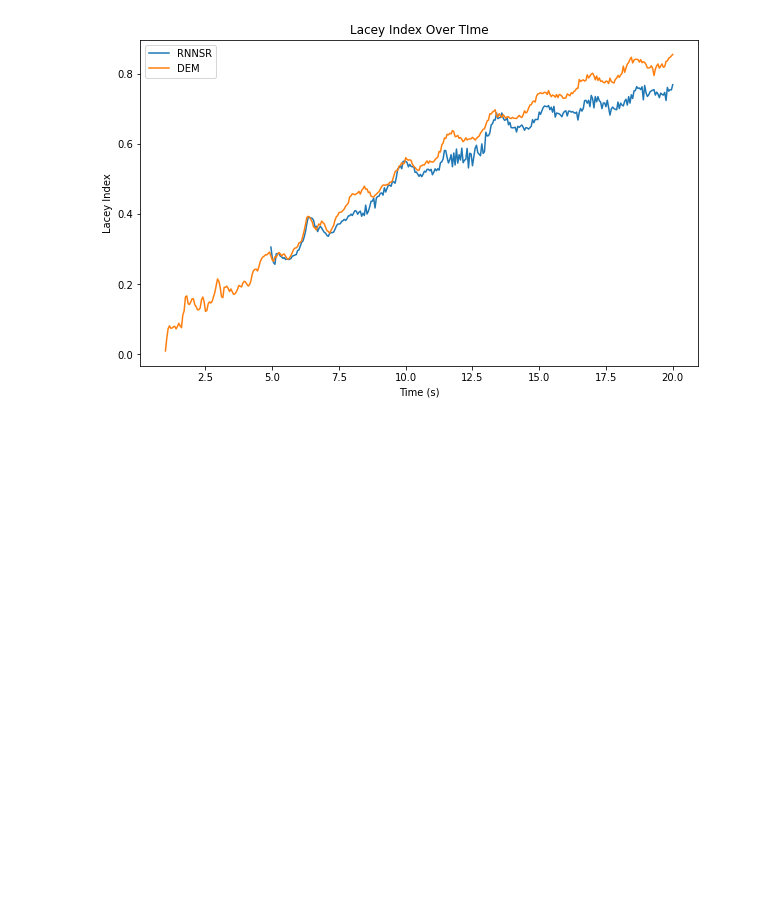
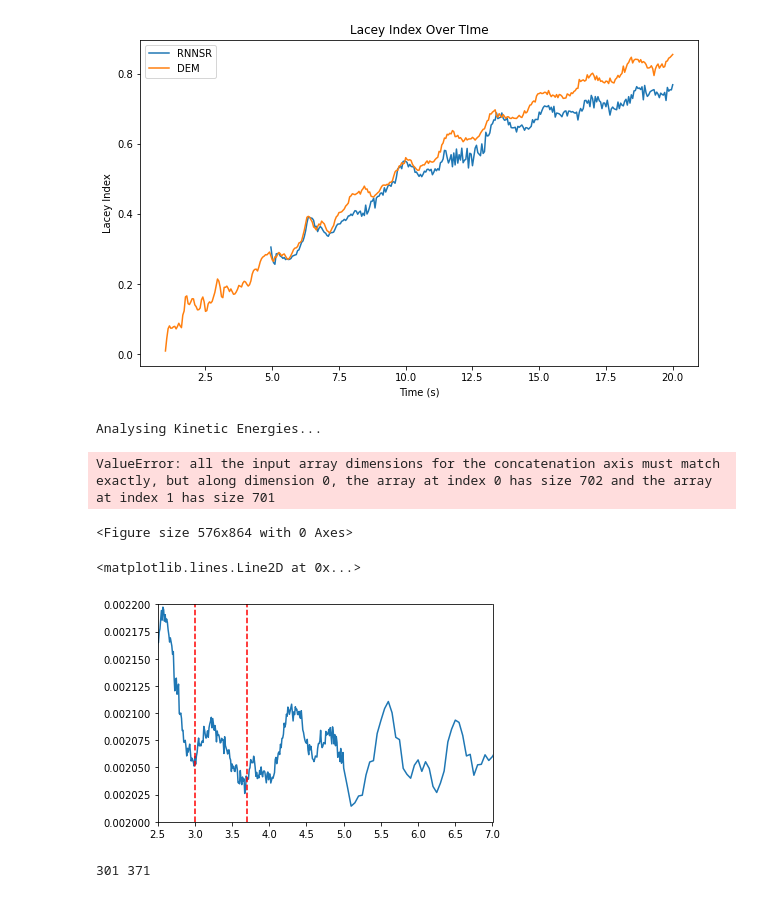
Before and after one commit to elispelis/DEM-Dissertation, a Jupyter notebook: src/dem_extr_rnn.ipynb, the cells around one changed output. Cells and saved outputs as stored; diff of their text form; code cells hidden in the pictures; blank space fills up the shorter version.

Commit message:
400k algo analysis

```diff
--- a/src/dem_extr_rnn.ipynb
+++ b/src/dem_extr_rnn.ipynb
@@ -115,3 +91,58 @@ plt.legend()
 plt.show()
 # %% [output]
 [figure]
+# %%
+## Extrapolation algo
+
+#simulation parameters
+start_t = 1
+end_t = 20
+domain_x = (-0.07, 0.07)
+domain_y = (-0.025, 0.025)
+domain_z = (-0.07, 0.07)
+num_bins = 10
+direction = "y"
+
+extrap = extrapolation(start_t, end_t, sim_path, domain_x, domain_y, domain_z, num_bins, direction)
+# %%
+kinetic_energies, peak_times, peak_index, highlight_y = extrap.kin_energies(0.0002, 5)
+# %% [output]
+Analysing Kinetic Energies...
+# %%
+plt.figure(figsize=(8,12))
+kin_e = np.column_stack((extrap.deck.timestepValues[extrap.start:], kinetic_energies))
+plt.plot(kin_e[:,0], -kin_e[:,1])
+
+plt.scatter(peak_times, highlight_y, c="red")
+x = (0.9,10)
+
+plt.xlim(left=x[0], right=x[1])
+# %% [output]
+ValueError: all the input array dimensions for the concatenation axis must match exactly, but along dimension 0, the array at index 0 has size 702 and the array at index 1 has size 701
+<Figure size 576x864 with 0 Axes>
+# %%
+#plt.figure(figsize=(8,12), dpi=100)
+plt.plot(kin_e[:,0], -kin_e[:,1])
+
+plt.scatter(peak_times, highlight_y, c="red")
+x = (2.5,7)
+
+plt.xlim(left=x[0], right=x[1])
+plt.ylim(0.002, 0.0022)
+plt.axvline(x=3, color='red', linestyle='--')
+plt.axvline(x=3.7, color='red', linestyle='--')
+# %% [output]
+<matplotlib.lines.Line2D at 0x...>
+[figure, added]
+# %%
+t1 = 3
+t2 = 3.7
+
+t1_index = extrap.find_nearest(extrap.deck.timestepValues, t1)
+t2_index = extrap.find_nearest(extrap.deck.timestepValues, t2)
+print(t1_index, t2_index)
+
+t1_data = extrap.get_particle_coords(t1_index)
+t2_data = extrap.get_particle_coords(t2_index)
+# %% [output]
+301 371
```
Also changed, not shown: parts of 7 cells of this notebook, 3 other files.
